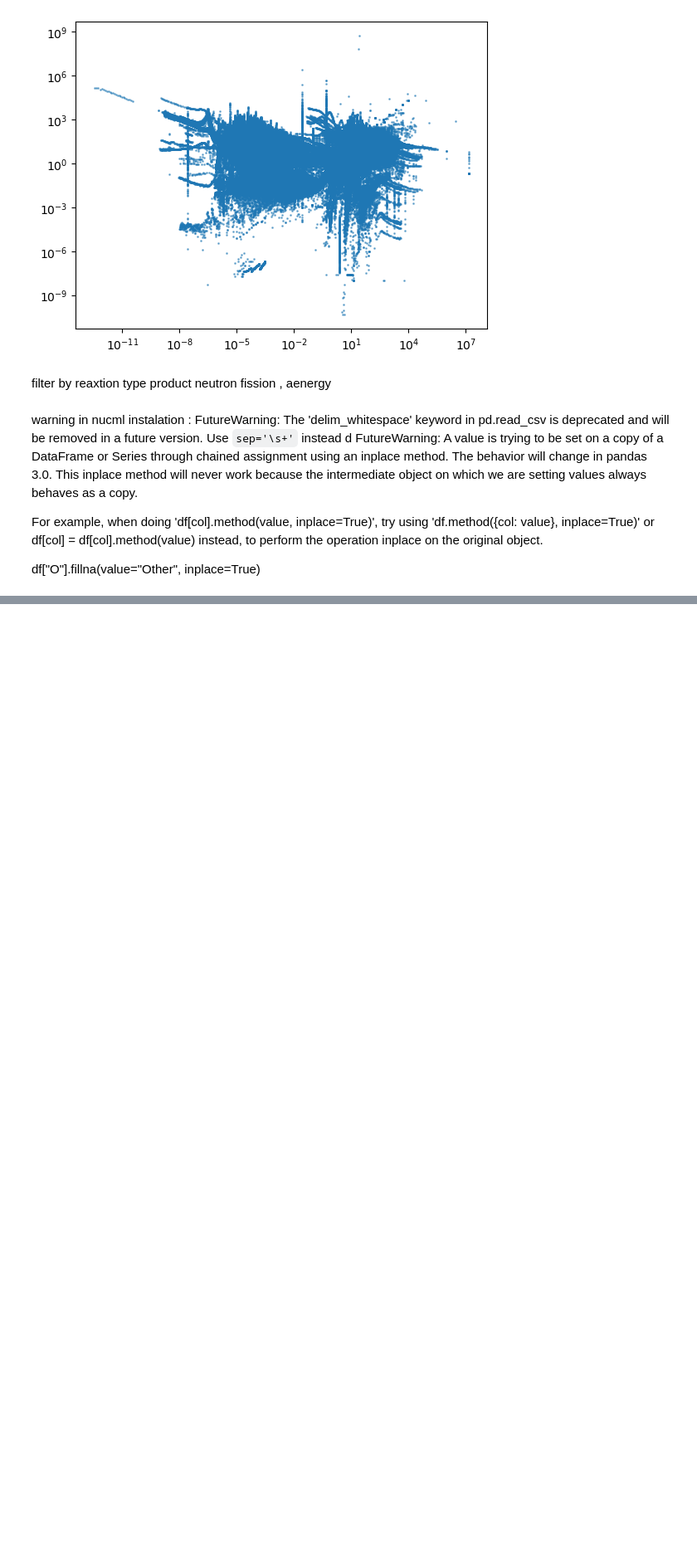
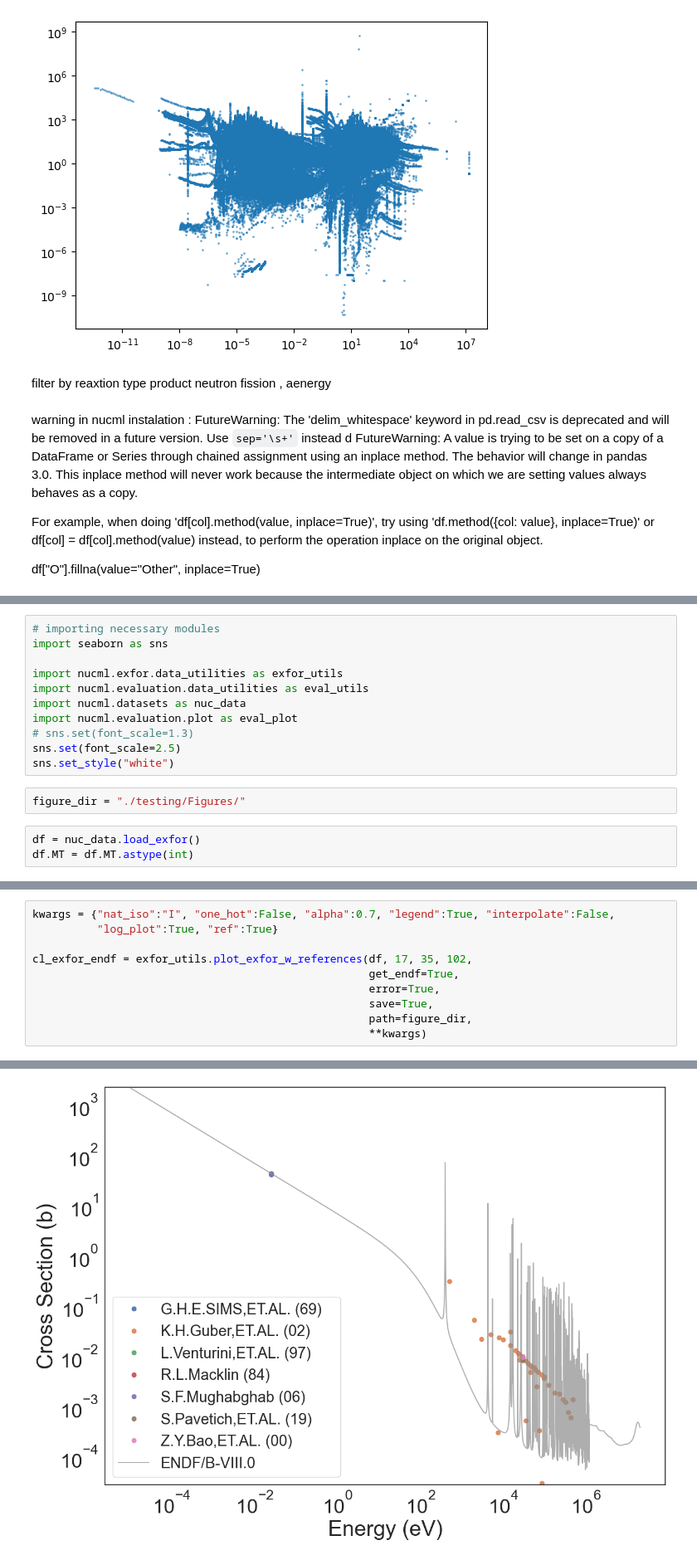
Before and after one commit to Glsw2714/Msci-Project, a Jupyter notebook: Project_msci.ipynb, the cells around one changed output, grey strips where cells are left out. Shown at 83% size. Drawn from its saved outputs; the diff is of its cells as text; blank space fills up the shorter version.

Commit message:
Updated with some new plots using the nucml library.

```diff
--- a/Project_msci.ipynb
+++ b/Project_msci.ipynb
@@ -1378,3 +1378,19 @@ Will try to make some plots of cross seciton data for one isotopes for 3-4 react
 
 
 then want to incooperate different experiments and also ENDF fit lines then do that for multiple isotopes and if possible compare different amounts of data.
+# %%
+# importing necessary modules
+import seaborn as sns
+
+import nucml.exfor.data_utilities as exfor_utils
+import nucml.evaluation.data_utilities as eval_utils
+import nucml.datasets as nuc_data
+import nucml.evaluation.plot as eval_plot
+# sns.set(font_scale=1.3)
+sns.set(font_scale=2.5)
+sns.set_style("white")
+# %%
+figure_dir = "./testing/Figures/"
+# %%
+df = nuc_data.load_exfor()
+df.MT = df.MT.astype(int)
@@ -1380,0 +1412,11 @@ then want to incooperate different experiments and also ENDF fit lines then do t
+# %%
+kwargs = {"nat_iso":"I", "one_hot":False, "alpha":0.7, "legend":True, "interpolate":False,
+          "log_plot":True, "ref":True}
+
+cl_exfor_endf = exfor_utils.plot_exfor_w_references(df, 17, 35, 102,
+                                                    get_endf=True,
+                                                    error=True,
+                                                    save=True,
+                                                    path=figure_dir,
+                                                    **kwargs)
+# %% [output]
@@ -1380,0 +1429 @@ then want to incooperate different experiments and also ENDF fit lines then do t
+[figure, added]
```
Also changed, not shown: parts of 9 cells of this notebook, 15 other files.
